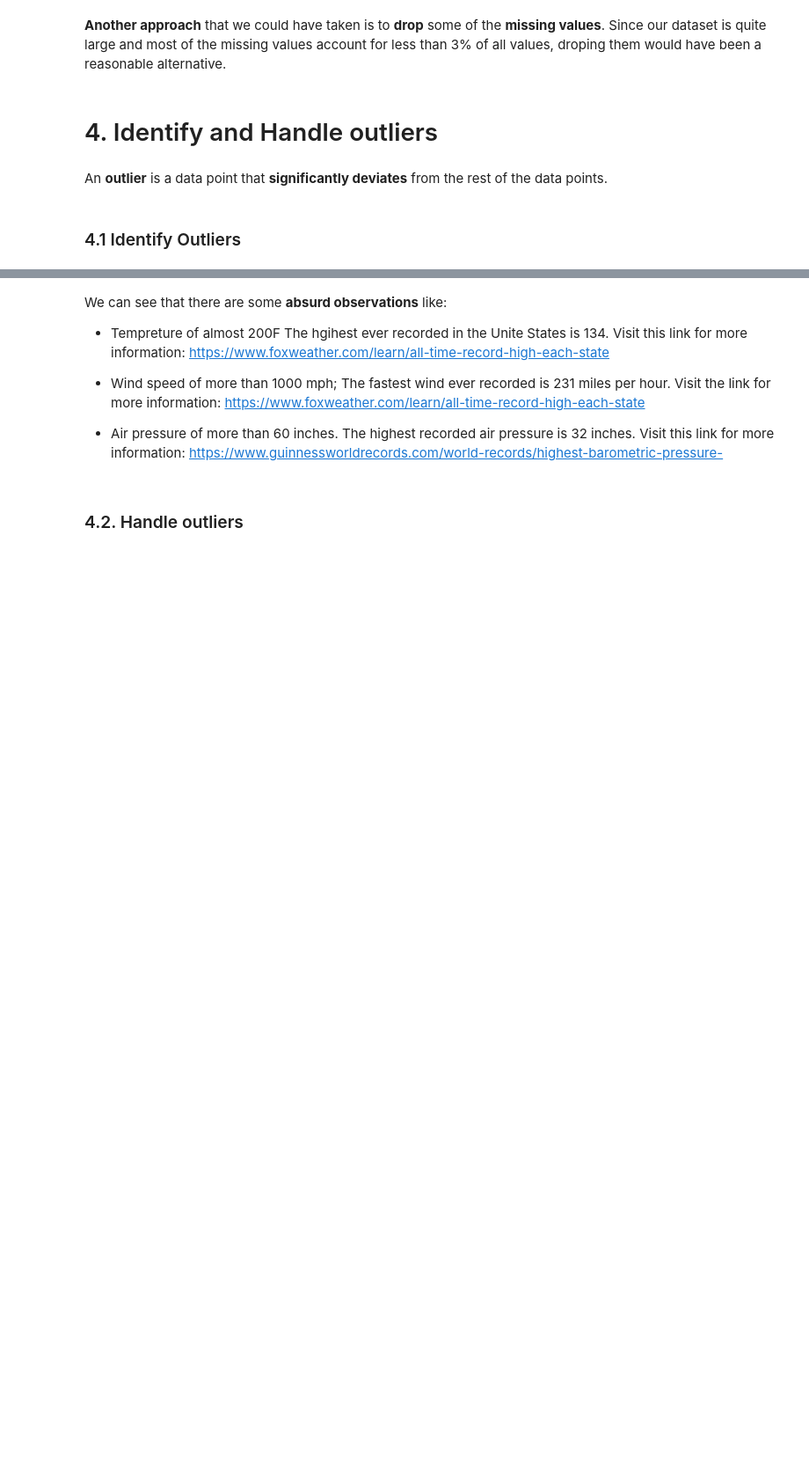
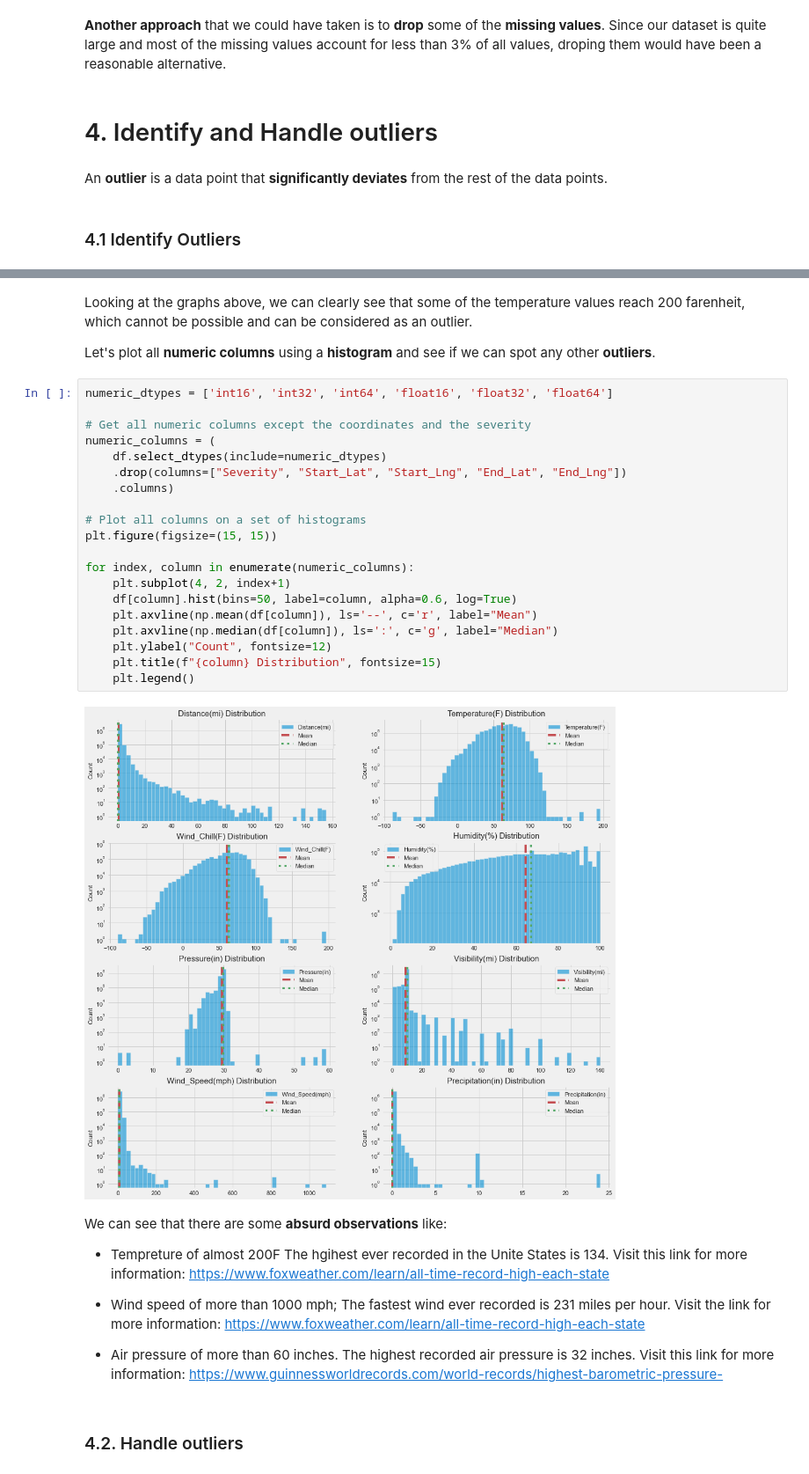
Before and after one commit to lyubol/Exploratory-Data-Analysis, a Jupyter notebook: EDA - US Accidents/US Accidents-checkpoint.ipynb, the cells around one changed output, grey strips where cells are left out. Shown at 88% size. Saved outputs shown, nothing was run; the diff lists cells and outputs as text; blank space fills up the shorter version.

```diff
--- a/EDA - US Accidents/US Accidents-checkpoint.ipynb
+++ b/EDA - US Accidents/US Accidents-checkpoint.ipynb
@@ -494,3 +514,29 @@ plt.show()
+# %% [markdown]
+Looking at the graphs above, we can clearly see that some of the temperature values reach 200 farenheit, which cannot be possible and can be considered as an outlier.
+
+Let's plot all <b>numeric columns</b> using a <b>histogram</b> and see if we can spot any other <b>outliers</b>.
+# %%
+numeric_dtypes = ['int16', 'int32', 'int64', 'float16', 'float32', 'float64']
+
+# Get all numeric columns except the coordinates and the severity
+numeric_columns = (
+    df.select_dtypes(include=numeric_dtypes)
+    .drop(columns=["Severity", "Start_Lat", "Start_Lng", "End_Lat", "End_Lng"])
+    .columns)
+
+# Plot all columns on a set of histograms
+plt.figure(figsize=(15, 15))
+
+for index, column in enumerate(numeric_columns):
+    plt.subplot(4, 2, index+1)
+    df[column].hist(bins=50, label=column, alpha=0.6, log=True)
+    plt.axvline(np.mean(df[column]), ls='--', c='r', label="Mean")
+    plt.axvline(np.median(df[column]), ls=':', c='g', label="Median")
+    plt.ylabel("Count", fontsize=12)
+    plt.title(f"{column} Distribution", fontsize=15)
+    plt.legend()
+# %% [output]
+[figure, added]
 # %% [markdown]
 We can see that there are some <b>absurd observations</b> like:
 * Tempreture of almost 200F
```
Also changed, not shown: parts of 42 cells of this notebook.
